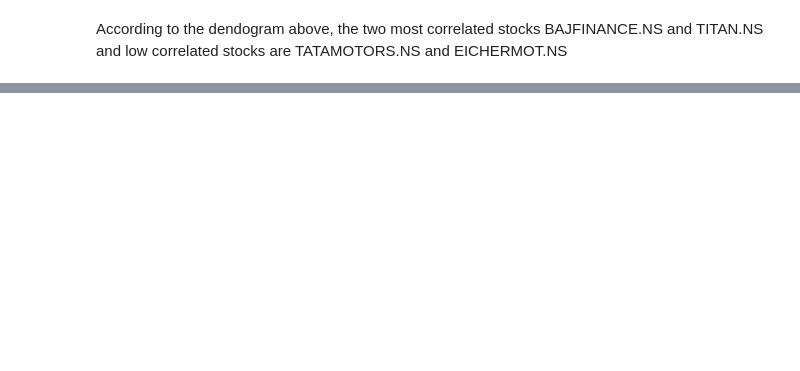
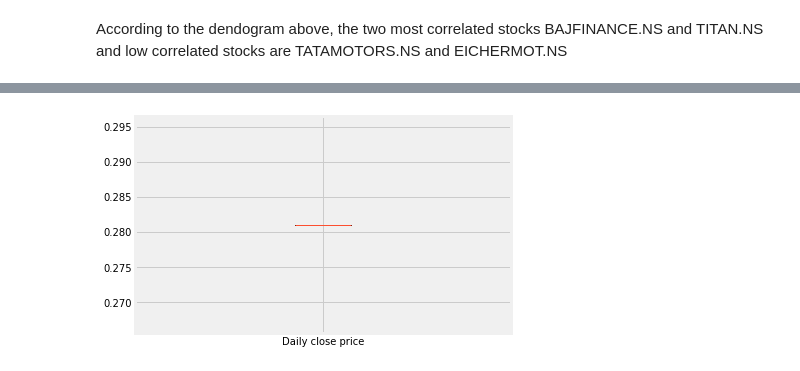
Before and after one commit to Zeenat85/Capstone, a Jupyter notebook: Agglomerate_hierarchical_clustering.ipynb, the cells around one changed output, grey strips where cells are left out. Saved outputs shown, nothing was run; the diff lists cells and outputs as text; code cells hidden in the pictures; blank space fills up the shorter version.

```diff
--- a/Agglomerate_hierarchical_clustering.ipynb
+++ b/Agglomerate_hierarchical_clustering.ipynb
@@ -143,0 +185,11 @@ According to the dendogram above, the two most correlated stocks BAJFINANCE.NS a
+# %%
+#calculating daily_returns, mean and variance of annual returns
+daily_returns = data1.pct_change()
+annual_mean_returns = daily_returns.mean() * 252
+annual_return_variance = daily_returns.var() * 252
+# %%
+#storing them in a dataframe
+stocks = pd.DataFrame(data1.columns, columns=['Stock_Symbols'])
+stocks['Variances'] = annual_return_variance.values
+stocks['Returns'] = annual_mean_returns.values
+stocks
@@ -143,0 +398,6 @@ According to the dendogram above, the two most correlated stocks BAJFINANCE.NS a
+# %%
+# boxplot
+plt.boxplot(stock, labels=["Daily close price"])
+plt.show()
+# %% [output]
+[figure, added]
```
Also changed, not shown: parts of 72 cells of this notebook.
